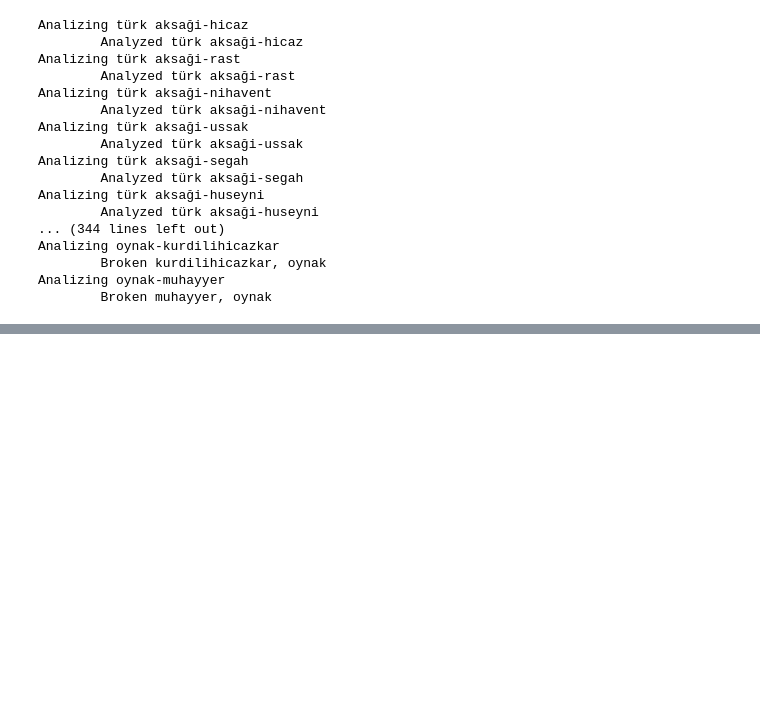
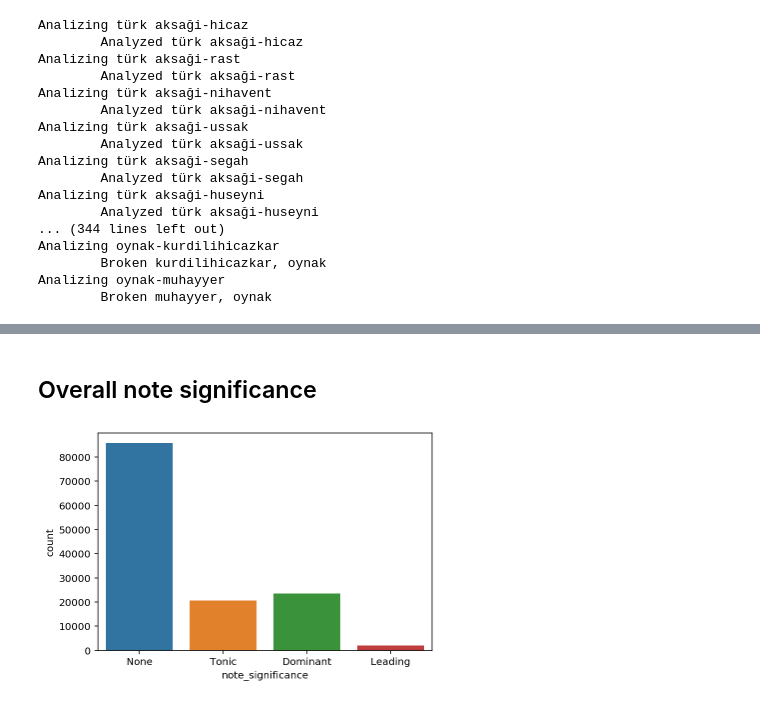
Before and after one commit to migperfer/AMPL-UPF-MSC, a Jupyter notebook: Check usuls_makams.ipynb, the cells around one changed output, grey strips where cells are left out. Saved outputs shown, nothing was run; the diff lists cells and outputs as text; code cells hidden in the pictures; blank space fills up the shorter version.

```diff
--- a/Check usuls_makams.ipynb
+++ b/Check usuls_makams.ipynb
@@ -265,0 +254,11 @@ Analizing oynak-muhayyer
+# %%
+all_files = glob.glob("csv-data/*.csv")
+
+li = []
+
+for filename in all_files:
+    df = pd.read_csv(filename, header=0, index_col=0)
+    li.append(df)
+
+frame = pd.concat(li, axis=0)
+frame.head()
@@ -265,0 +272,7 @@ Analizing oynak-muhayyer
+# %% [markdown]
+## Overall note significance
+# %%
+sns.countplot(frame['note_significance'].fillna("None"))
+plt.show()
+# %% [output]
+[figure, added]
```
Also changed, not shown: parts of 14 cells of this notebook.
